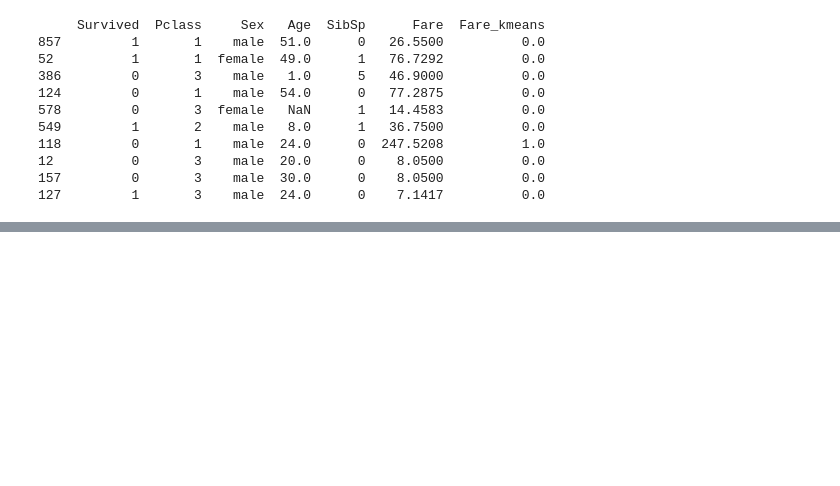
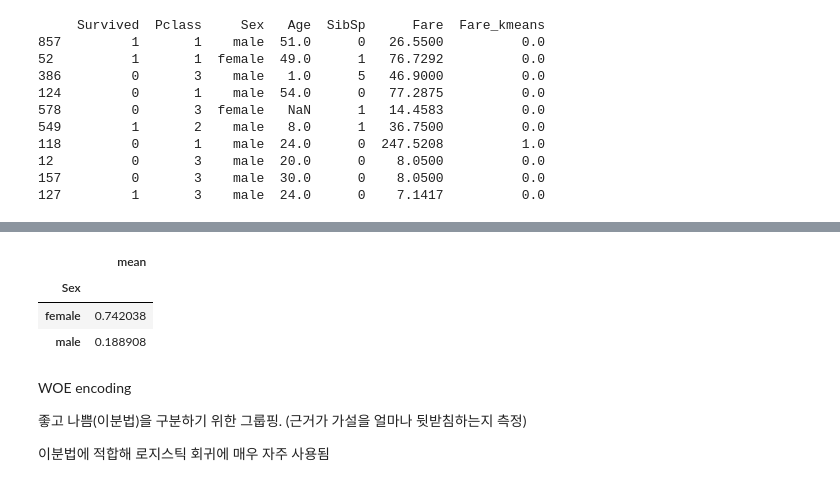
Before and after one commit to KangSikWoo/AIphoria-SelfStudy, a Jupyter notebook: ai_3/3. featureEngineering_우강식.ipynb, the cells around one changed output, grey strips where cells are left out. Saved outputs shown, nothing was run; the diff lists cells and outputs as text; code cells hidden in the pictures; blank space fills up the shorter version.

```diff
--- a/ai_3/3. featureEngineering_우강식.ipynb
+++ b/ai_3/3. featureEngineering_우강식.ipynb
@@ -274,0 +366,18 @@ print(X_train_copy.head(10))
+# %%
+# create the encoder and fit with our data
+target_enc = TargetEncoder(cols=['Sex']).fit(X_train,y_train)
+# perform transformation
+# data.Survived.groupby(data['Sex']).agg(['mean'])
+
+data.Survived.groupby(data['Sex']).agg(['mean'])
+# %% [output]
+|  | mean |
+| Sex |  |
+| female | 0.742038 |
+| male | 0.188908 |
+# %% [markdown]
+WOE encoding
+
+좋고 나쁨(이분법)을 구분하기 위한 그룹핑. (근거가 가설을 얼마나 뒷받침하는지 측정)
+
+이분법에 적합해 로지스틱 회귀에 매우 자주 사용됨
```
Also changed, not shown: parts of 13 cells of this notebook, 3 other files.
